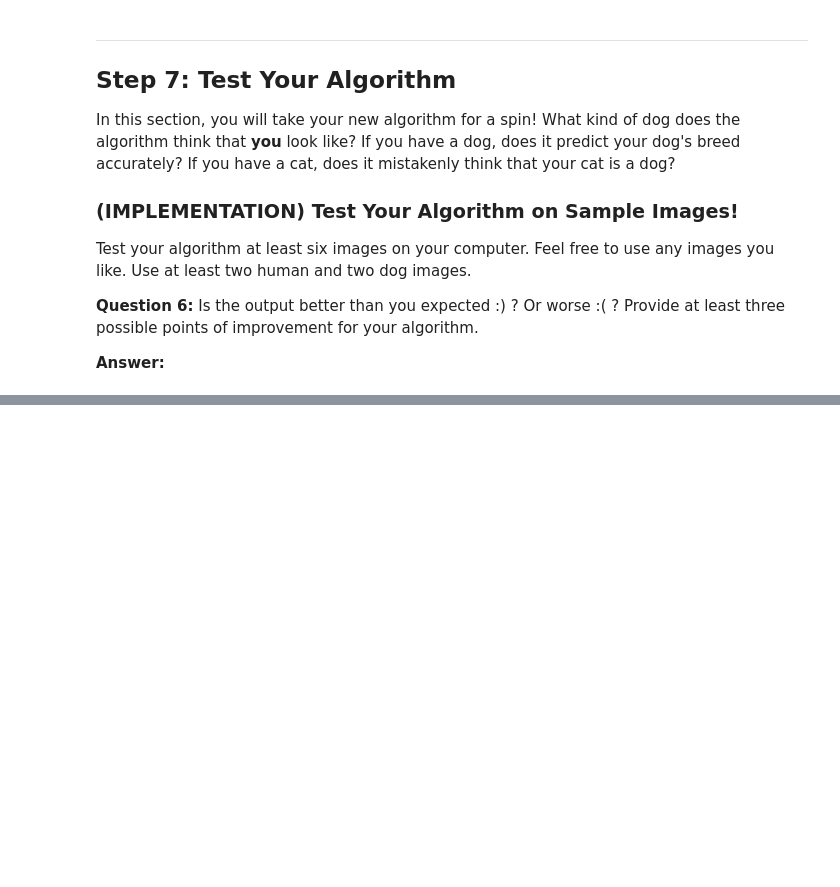
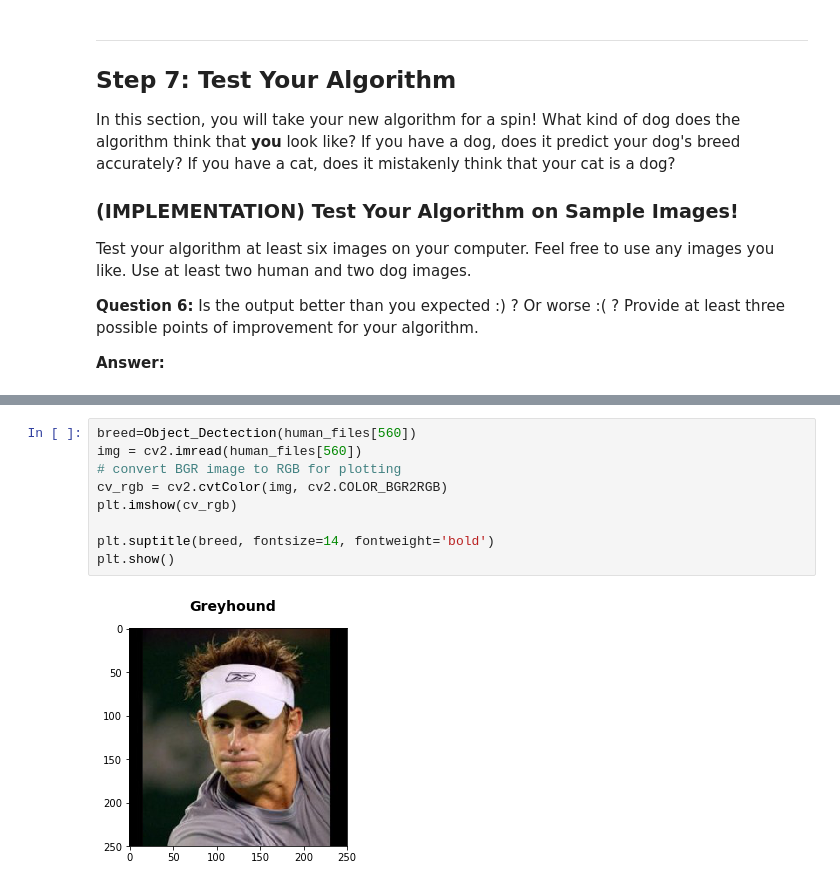
Before and after one commit to jve2kor/machine-learning-nanodegree, a Jupyter notebook: projects/dog_app.ipynb, the cells around one changed output, grey strips where cells are left out. Drawn from its saved outputs; the diff is of its cells as text; blank space fills up the shorter version.

```diff
--- a/projects/dog_app.ipynb
+++ b/projects/dog_app.ipynb
@@ -674,0 +788,11 @@ __Answer:__
+# %%
+breed=Object_Dectection(human_files[560])
+img = cv2.imread(human_files[560])
+# convert BGR image to RGB for plotting
+cv_rgb = cv2.cvtColor(img, cv2.COLOR_BGR2RGB)
+plt.imshow(cv_rgb)
+
+plt.suptitle(breed, fontsize=14, fontweight='bold')
+plt.show()
+# %% [output]
+[figure, added]
```
Also changed, not shown: parts of 18 cells of this notebook.
